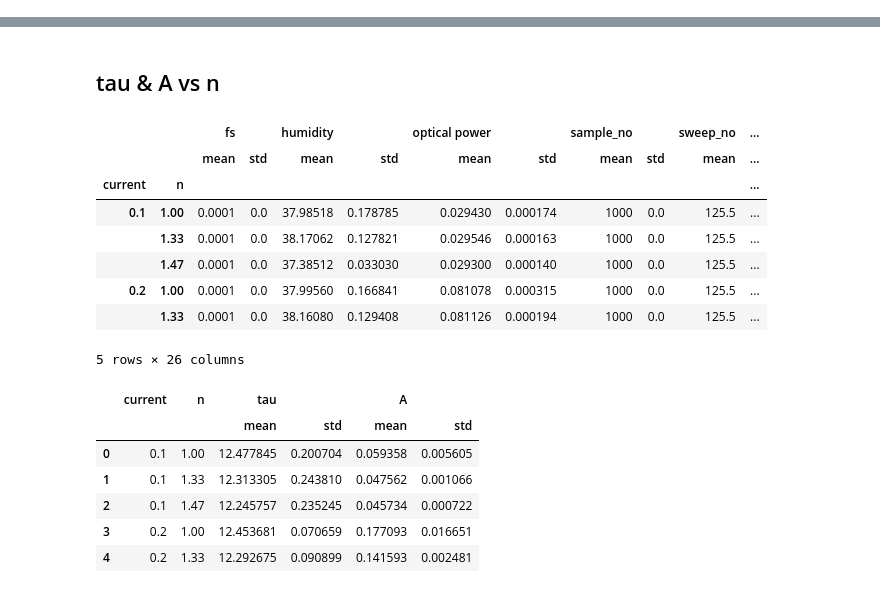
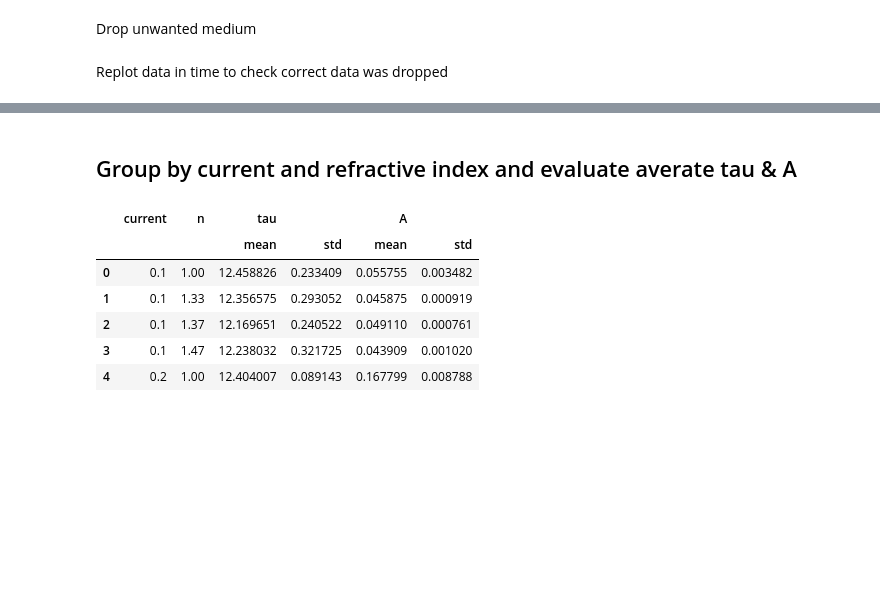
Before and after one commit to mn14tm/FlowCellPicoscope, a Jupyter notebook: Examples/h5Analysis_refractiveIndexLiquids_sweepLaserPower.ipynb, the cells around one changed output, grey strips where cells are left out. Drawn from its saved outputs; the diff is of its cells as text; code cells hidden in the pictures; blank space fills up the shorter version.

Commit message:
new measurements analysed

```diff
--- a/Examples/h5Analysis_refractiveIndexLiquids_sweepLaserPower.ipynb
+++ b/Examples/h5Analysis_refractiveIndexLiquids_sweepLaserPower.ipynb
@@ -19,6 +21,6 @@ save = False
 # %%
 # Load HDF file
-folder = 'T2_refractive_index_liquids2'
+folder = 'T2_refractive_index_liquids3'
 data_folder = '../Data/'  # 'Z:/LabOnChip/Data/'
 df = pd.HDFStore(data_folder + str(folder) +'/analysis.h5')['df']
 
@@ -39,7 +83,13 @@ df.head()
+# %%
+df = df.iloc[np.where((df.index < 2000) | (df.index > 3999))[0]]
+# %% [markdown]
+Drop unwanted medium
 # %%
-# Drop data (error measurements)
-to_drop = ['IPA', 'Acetone']
-df2 = df[~df['medium'].isin(to_drop)]
+# Drop data (error measurements) - IPA was evaporating
+to_drop = ['D2o']
+df = df[~df['medium'].isin(to_drop)]
+# %% [markdown]
+Replot data in time to check correct data was dropped
 # %%
 # Create colormap for plotting
 n = len(df.medium.unique()) # Number of colors
@@ -68,35 +118,22 @@ if save:
 # %% [output]
 [interactive output not drawn]
 [interactive output not drawn]
-# %% [markdown]
-## tau & A vs n
-# %%
-g = df2.groupby(['current', 'n']).agg([np.mean, np.std])
-g.head()
-# %% [output]
-|  |  | fs |  | humidity |  | optical power |  | sample_no |  | sweep_no | ... |
-|  |  | mean | std | mean | std | mean | std | mean | std | mean | ... |
-| current | n |  |  |  |  |  |  |  |  |  | ... |
-| 0.1 | 1.00 | 0.0001 | 0.0 | 37.98518 | 0.178785 | 0.029430 | 0.000174 | 1000 | 0.0 | 125.5 | ... |
-|  | 1.33 | 0.0001 | 0.0 | 38.17062 | 0.127821 | 0.029546 | 0.000163 | 1000 | 0.0 | 125.5 | ... |
-|  | 1.47 | 0.0001 | 0.0 | 37.38512 | 0.033030 | 0.029300 | 0.000140 | 1000 | 0.0 | 125.5 | ... |
-| 0.2 | 1.00 | 0.0001 | 0.0 | 37.99560 | 0.166841 | 0.081078 | 0.000315 | 1000 | 0.0 | 125.5 | ... |
-|  | 1.33 | 0.0001 | 0.0 | 38.16080 | 0.129408 | 0.081126 | 0.000194 | 1000 | 0.0 | 125.5 | ... |
-5 rows × 26 columns
+# %% [markdown]
+## Group by current and refractive index and evaluate averate tau & A
 # %%
-# Drop unwanted data
-df2 = df2[['n', 'current', 'tau', 'A', 'medium']]
+# Drop unwanted columns (data not interested in, easier to view)
+df = df[['n', 'current', 'tau', 'A', 'medium']]
 # Apply mean and std functions to all collumns
-g = df2.groupby(['current', 'n']).agg([np.mean, np.std]).reset_index()
+g = df.groupby(['current', 'n']).agg([np.mean, np.std]).reset_index()
 g.head()
 # %% [output]
 |  | current | n | tau |  | A |  |
 |  |  |  | mean | std | mean | std |
-| 0 | 0.1 | 1.00 | 12.477845 | 0.200704 | 0.059358 | 0.005605 |
-| 1 | 0.1 | 1.33 | 12.313305 | 0.243810 | 0.047562 | 0.001066 |
-| 2 | 0.1 | 1.47 | 12.245757 | 0.235245 | 0.045734 | 0.000722 |
-| 3 | 0.2 | 1.00 | 12.453681 | 0.070659 | 0.177093 | 0.016651 |
-| 4 | 0.2 | 1.33 | 12.292675 | 0.090899 | 0.141593 | 0.002481 |
+| 0 | 0.1 | 1.00 | 12.458826 | 0.233409 | 0.055755 | 0.003482 |
+| 1 | 0.1 | 1.33 | 12.356575 | 0.293052 | 0.045875 | 0.000919 |
+| 2 | 0.1 | 1.37 | 12.169651 | 0.240522 | 0.049110 | 0.000761 |
+| 3 | 0.1 | 1.47 | 12.238032 | 0.321725 | 0.043909 | 0.001020 |
+| 4 | 0.2 | 1.00 | 12.404007 | 0.089143 | 0.167799 | 0.008788 |
 # %%
 # Create colormap for plotting
 num = len(df.current.unique()) # Number of colors
```
Also changed, not shown: parts of 21 cells of this notebook, 1 other file.
